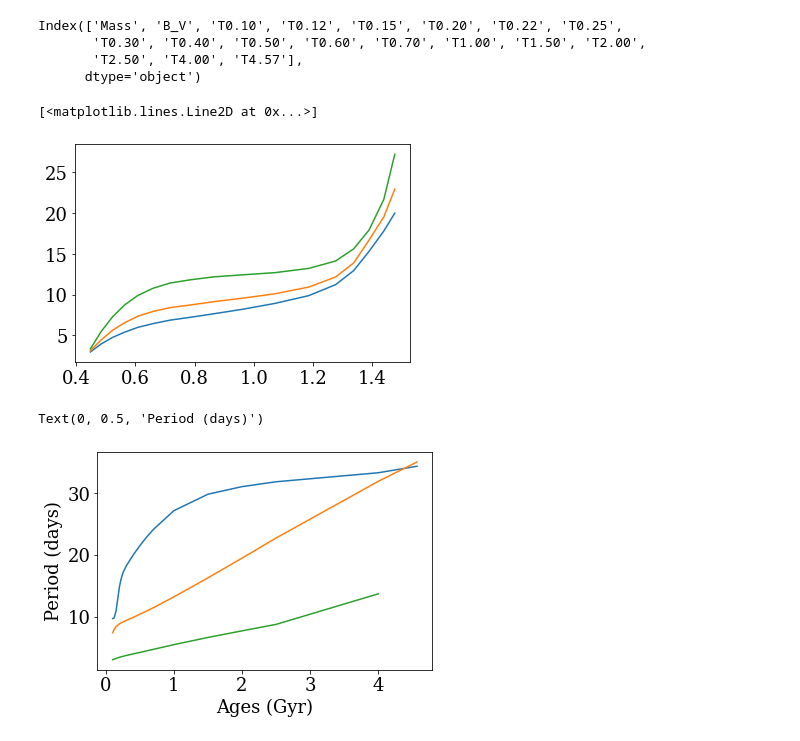
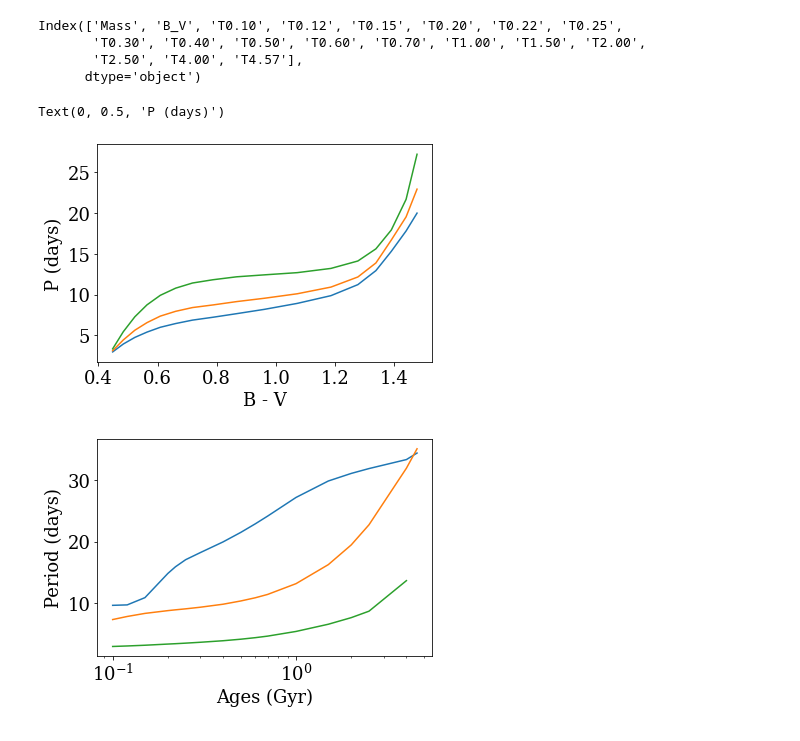
Before and after one commit to jradavenport/stall-down, a Jupyter notebook: code/SL20.ipynb, the cells around one changed output. Drawn from its saved outputs; the diff is of its cells as text; code cells hidden in the pictures.

```diff
--- a/code/SL20.ipynb
+++ b/code/SL20.ipynb
@@ -23,10 +23,12 @@ Index(['Mass', 'B_V', 'T0.10', 'T0.12', 'T0.15', 'T0.20', 'T0.22', 'T0.25',
 # %%
 plt.plot(df['B_V'], df['T0.40'])
 plt.plot(df['B_V'], df['T0.60'])
 plt.plot(df['B_V'], df['T1.00'])
+plt.xlabel('B - V')
+plt.ylabel("P (days)")
 # %% [output]
-[<matplotlib.lines.Line2D at 0x...>]
+Text(0, 0.5, 'P (days)')
-[figure, old version]
+[figure, new version]
 # %%
 ages = [0.10,0.12,0.15,0.20,0.22,0.25,0.30,0.40,0.50,0.60,0.70,1.00,1.50,2.00,2.50,4.00,4.57]
 
@@ -35,6 +37,6 @@ plt.plot(ages, df.iloc[5, 2:])
 plt.plot(ages, df.iloc[15, 2:])
 plt.xlabel('Ages (Gyr)')
 plt.ylabel('Period (days)')
+plt.xscale('log')
 # %% [output]
-Text(0, 0.5, 'Period (days)')
-[figure, old version]
+[figure, new version]
```
Also changed, not shown: parts of 1 cell of this notebook, 1 other file.
